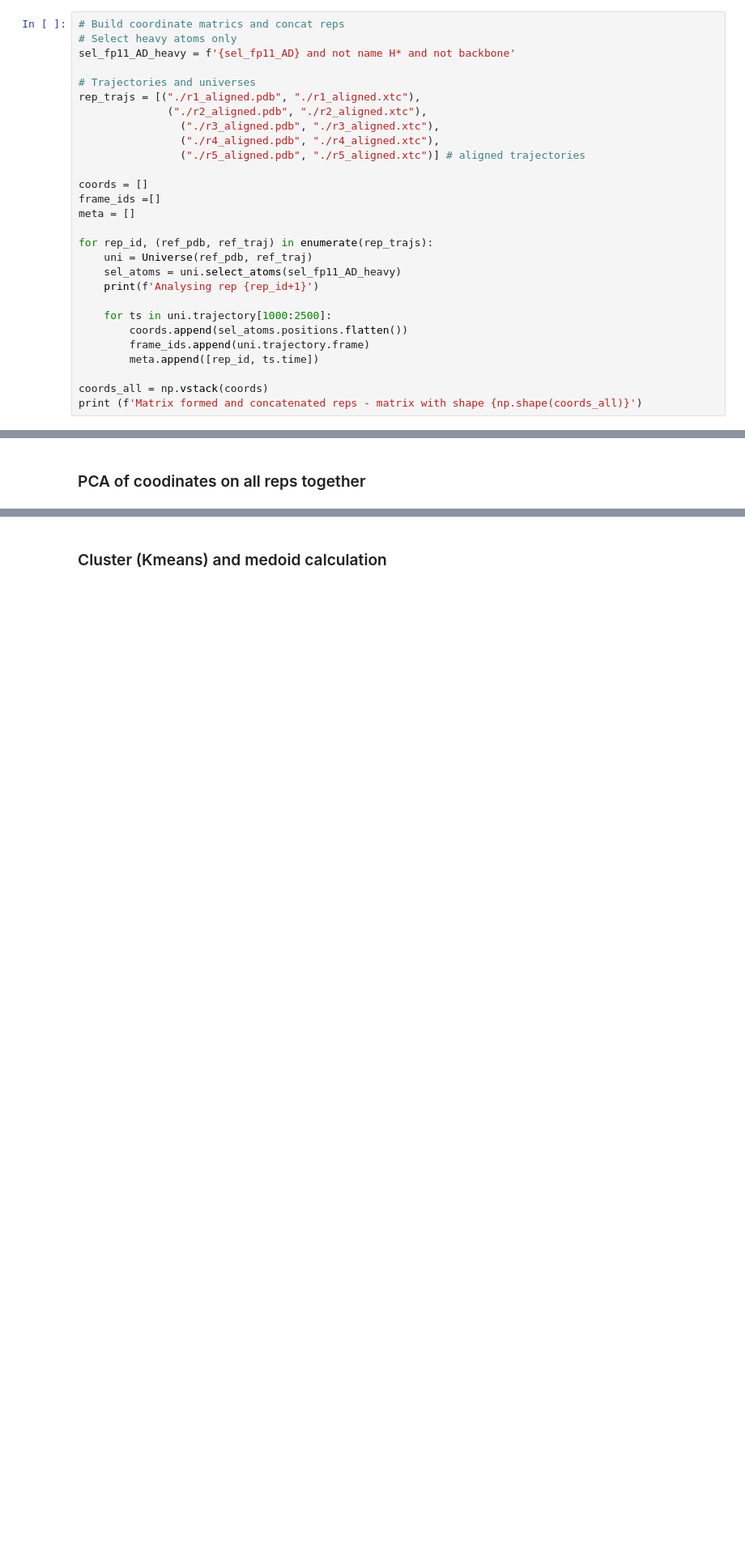
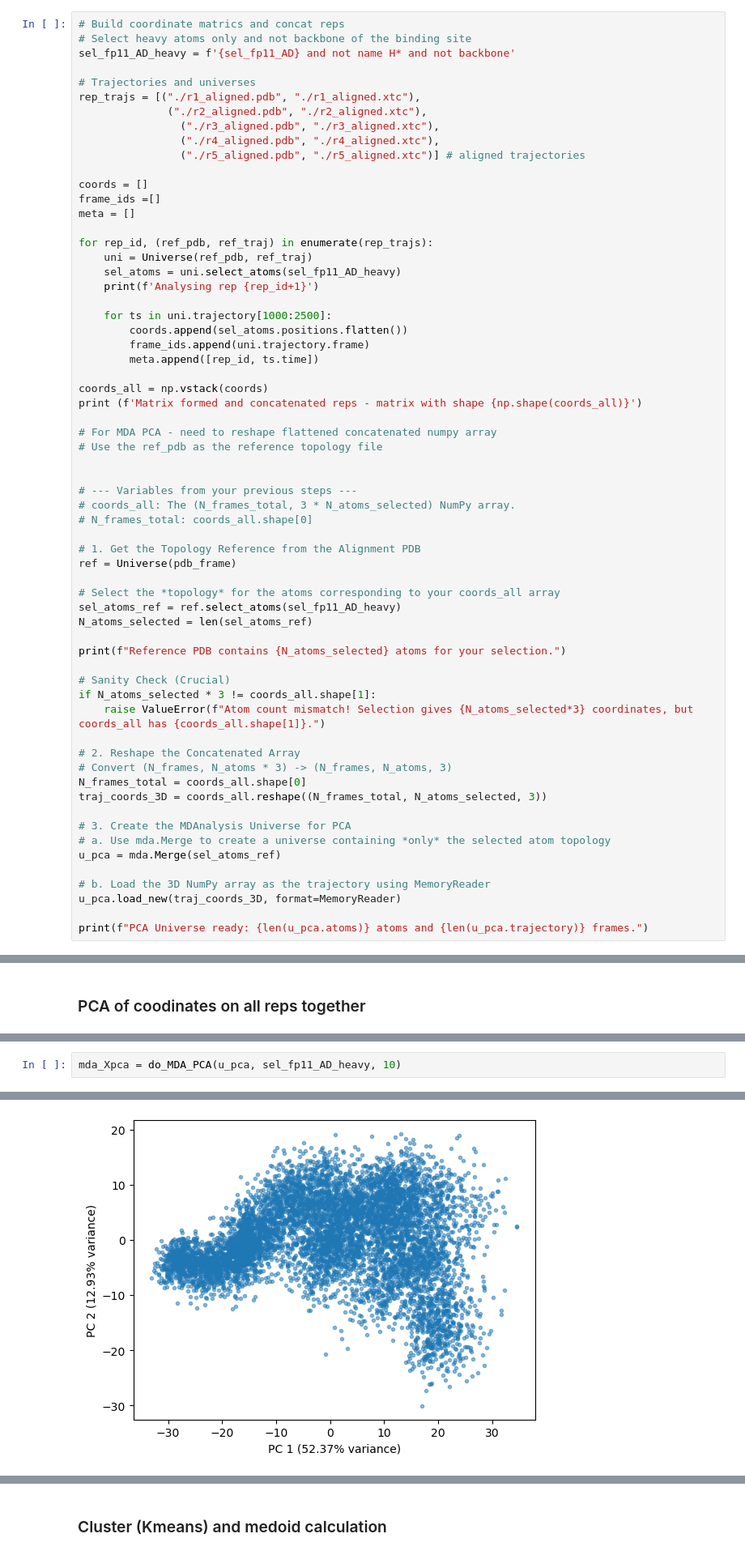
Before and after one commit to lxp974/md-medoid-extraction, a Jupyter notebook: notebooks/cluster_allreps.ipynb, the cells around one changed output, grey strips where cells are left out. Shown at 81% size. Drawn from its saved outputs; the diff is of its cells as text; blank space fills up the shorter version.

```diff
--- a/notebooks/cluster_allreps.ipynb
+++ b/notebooks/cluster_allreps.ipynb
@@ -194,6 +135,6 @@ Calculating RMSD for rep r5 ...
 # %%
 # Build coordinate matrics and concat reps
-# Select heavy atoms only
+# Select heavy atoms only and not backbone of the binding site
 sel_fp11_AD_heavy = f'{sel_fp11_AD} and not name H* and not backbone'
 
 # Trajectories and universes
@@ -219,6 +160,41 @@ for rep_id, (ref_pdb, ref_traj) in enumerate(rep_trajs):
 
 coords_all = np.vstack(coords)
 print (f'Matrix formed and concatenated reps - matrix with shape {np.shape(coords_all)}')
+
+# For MDA PCA - need to reshape flattened concatenated numpy array
+# Use the ref_pdb as the reference topology file
+
+
+# --- Variables from your previous steps ---
+# coords_all: The (N_frames_total, 3 * N_atoms_selected) NumPy array.
+# N_frames_total: coords_all.shape[0]
+
+# 1. Get the Topology Reference from the Alignment PDB
+ref = Universe(pdb_frame)
+
+# Select the *topology* for the atoms corresponding to your coords_all array
+sel_atoms_ref = ref.select_atoms(sel_fp11_AD_heavy)
+N_atoms_selected = len(sel_atoms_ref)
+
+print(f"Reference PDB contains {N_atoms_selected} atoms for your selection.")
+
+# Sanity Check (Crucial)
+if N_atoms_selected * 3 != coords_all.shape[1]:
+    raise ValueError(f"Atom count mismatch! Selection gives {N_atoms_selected*3} coordinates, but coords_all has {coords_all.shape[1]}.")
+
+# 2. Reshape the Concatenated Array
+# Convert (N_frames, N_atoms * 3) -> (N_frames, N_atoms, 3)
+N_frames_total = coords_all.shape[0]
+traj_coords_3D = coords_all.reshape((N_frames_total, N_atoms_selected, 3))
+
+# 3. Create the MDAnalysis Universe for PCA
+# a. Use mda.Merge to create a universe containing *only* the selected atom topology
+u_pca = mda.Merge(sel_atoms_ref)
+
+# b. Load the 3D NumPy array as the trajectory using MemoryReader
+u_pca.load_new(traj_coords_3D, format=MemoryReader)
+
+print(f"PCA Universe ready: {len(u_pca.atoms)} atoms and {len(u_pca.trajectory)} frames.")
 # %% [output]
 Analysing rep 1
 Analysing rep 2
@@ -264,0 +336,3 @@ PCA complete
+# %%
+mda_Xpca = do_MDA_PCA(u_pca, sel_fp11_AD_heavy, 10)
+# %% [output]
@@ -264,0 +341 @@ PCA complete
+[figure, added]
```
Also changed, not shown: parts of 25 cells of this notebook.
